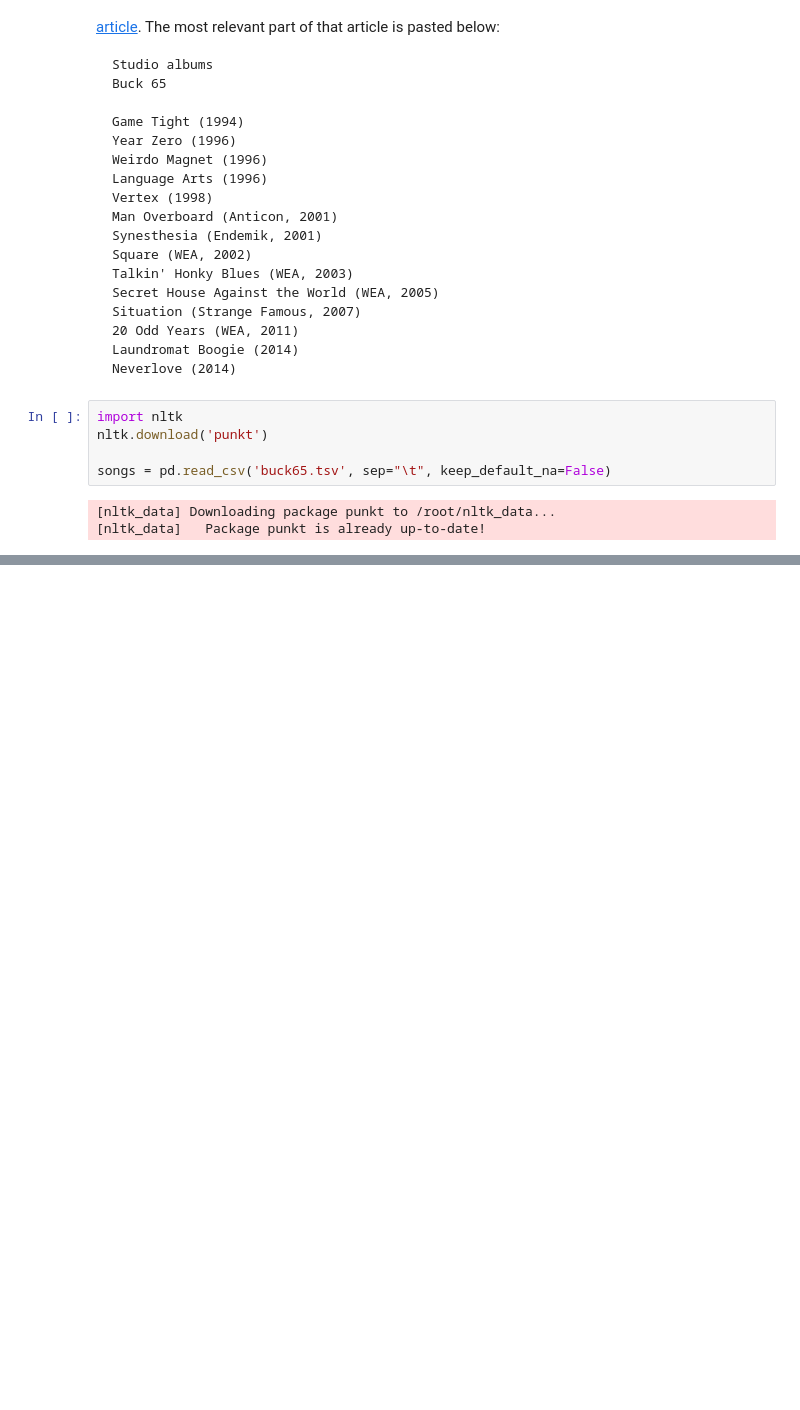
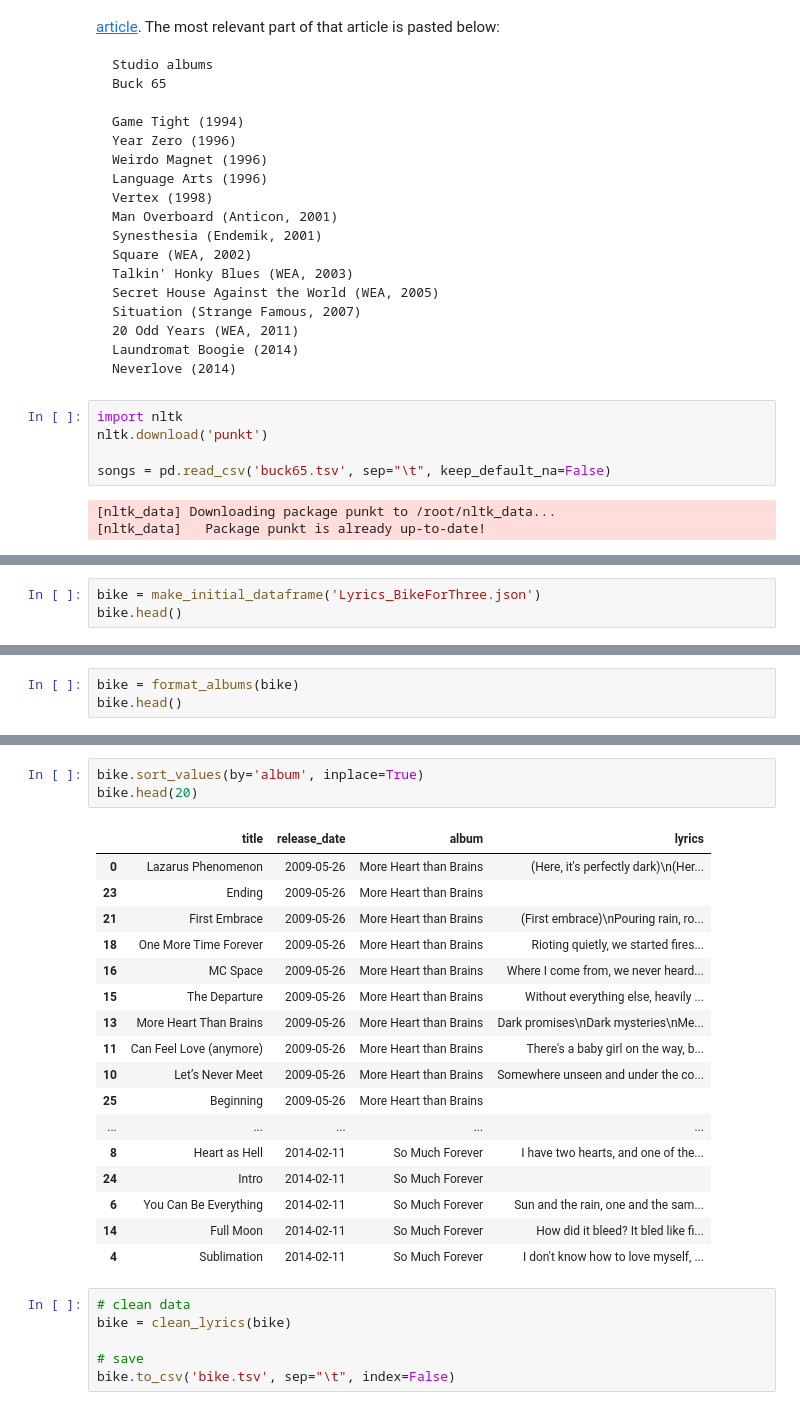
Before and after one commit to ldtcooper/Buck-65-Lyrics, a Jupyter notebook: buck65.ipynb, the cells around one changed output, grey strips where cells are left out. Cells and saved outputs as stored; diff of their text form; blank space fills up the shorter version.

```diff
--- a/buck65.ipynb
+++ b/buck65.ipynb
@@ -160,0 +329,3 @@ songs = pd.read_csv('buck65.tsv', sep="\t", keep_default_na=False)
+# %%
+bike = make_initial_dataframe('Lyrics_BikeForThree.json')
+bike.head()
@@ -160,0 +339,3 @@ songs = pd.read_csv('buck65.tsv', sep="\t", keep_default_na=False)
+# %%
+bike = format_albums(bike)
+bike.head()
@@ -160,0 +349,27 @@ songs = pd.read_csv('buck65.tsv', sep="\t", keep_default_na=False)
+# %%
+bike.sort_values(by='album', inplace=True)
+bike.head(20)
+# %% [output]
+|  | title | release_date | album | lyrics |
+| 0 | Lazarus Phenomenon | 2009-05-26 | More Heart than Brains | (Here, it's perfectly dark)\n(Her... |
+| 23 | Ending | 2009-05-26 | More Heart than Brains |  |
+| 21 | First Embrace | 2009-05-26 | More Heart than Brains | (First embrace)\nPouring rain, ro... |
+| 18 | One More Time Forever | 2009-05-26 | More Heart than Brains | Rioting quietly, we started fires... |
+| 16 | MC Space | 2009-05-26 | More Heart than Brains | Where I come from, we never heard... |
+| 15 | The Departure | 2009-05-26 | More Heart than Brains | Without everything else, heavily ... |
+| 13 | More Heart Than Brains | 2009-05-26 | More Heart than Brains | Dark promises\nDark mysteries\nMe... |
+| 11 | Can Feel Love (anymore) | 2009-05-26 | More Heart than Brains | There's a baby girl on the way, b... |
+| 10 | Let’s Never Meet | 2009-05-26 | More Heart than Brains | Somewhere unseen and under the co... |
+| 25 | Beginning | 2009-05-26 | More Heart than Brains |  |
+| ... | ... | ... | ... | ... |
+| 8 | Heart as Hell | 2014-02-11 | So Much Forever | I have two hearts, and one of the... |
+| 24 | Intro | 2014-02-11 | So Much Forever |  |
+| 6 | You Can Be Everything | 2014-02-11 | So Much Forever | Sun and the rain, one and the sam... |
+| 14 | Full Moon | 2014-02-11 | So Much Forever | How did it bleed? It bled like fi... |
+| 4 | Sublimation | 2014-02-11 | So Much Forever | I don't know how to love myself, ... |
+# %%
+# clean data
+bike = clean_lyrics(bike)
+
+# save
+bike.to_csv('bike.tsv', sep="\t", index=False)
```
Also changed, not shown: parts of 25 cells of this notebook, 1 other file.
